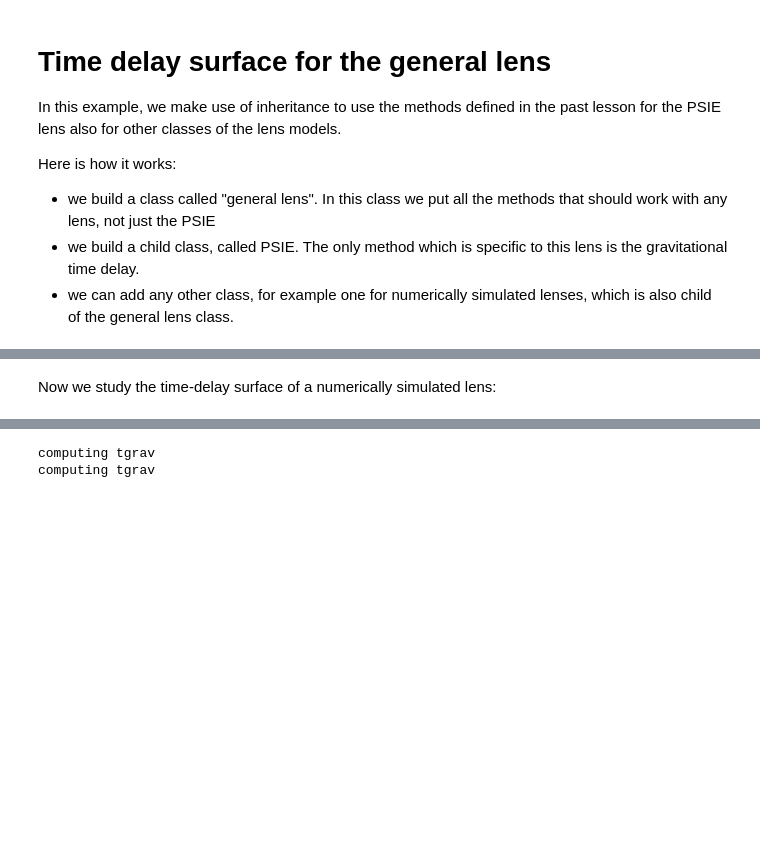
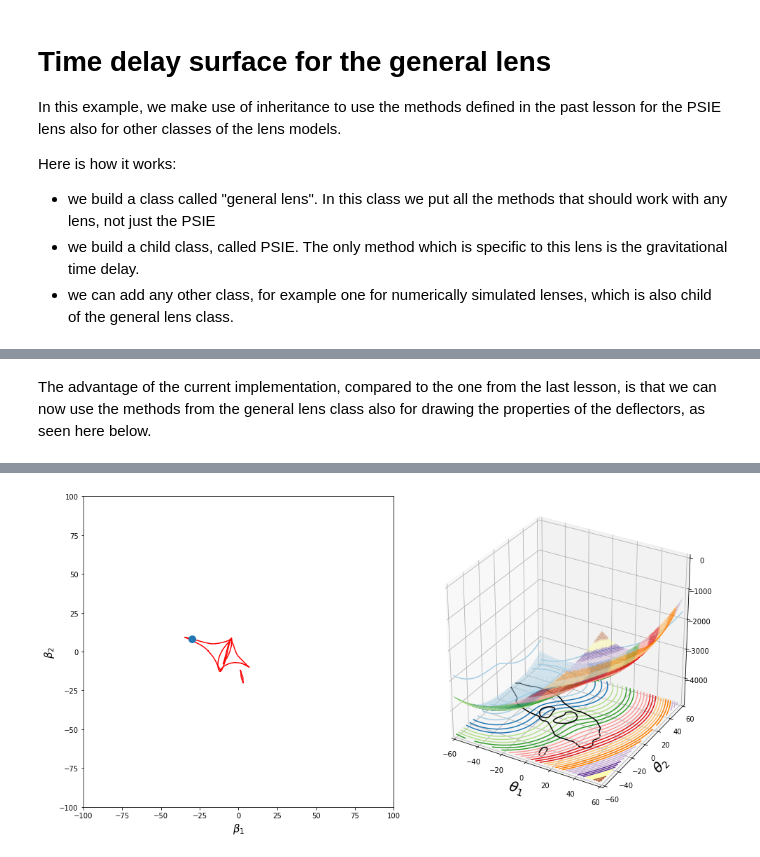
Before and after one commit to maxmen/LensingLectures, a Jupyter notebook: Notebooks/9_2018.ipynb, the cells around one changed output, grey strips where cells are left out. Saved outputs shown, nothing was run; the diff lists cells and outputs as text; code cells hidden in the pictures; blank space fills up the shorter version.

```diff
--- a/Notebooks/9_2018.ipynb
+++ b/Notebooks/9_2018.ipynb
@@ -378,17 +415,21 @@ fig.tight_layout()
-# %% [markdown]
-Now we study the time-delay surface of a numerically simulated lens:
+# %% [markdown]
+The advantage of the current implementation, compared to the one from the last lesson, is that we can now use the methods from the general lens class also for drawing the properties of the deflectors, as seen here below.
 # %%
-df=deflector('data/kappa_2.fits',True)
 size=200.0
 npix=500
+df=deflector('data/kappa_2.fits',True,npix=npix,size=size)
 
-%matplotlib notebook
 
-beta=[-9.4,-4.8]
+%matplotlib inline
+
+#beta=[-9.4,-4.8]
+#beta=[2.6,-6.8]
+#beta=[-11.5,-9.5]
+beta=[-30,8]
 
 fig = plt.figure(figsize=(13.8,8))
 ax=fig.add_subplot(121)
-df.t_grav_surf(size,npix)
+td=df.t_delay_surf(beta=beta)
 df.caustics(ax=ax)
 ax.plot(beta[0],beta[1],'o',markersize=10)
 ax.set_xlim([-100,100])
@@ -398,10 +439,10 @@ ax.set_aspect('equal')
 
 ax3d = fig.add_subplot(122, projection='3d')
 
-npix=80
-size=100.0
-df3d=deflector('data/kappa_2.fits',True)
-td3d=df3d.t_delay_surf(npix=npix,size=size,beta=beta)
-df3d.show_surface(td3d,ax=ax3d,minx=-50,miny=-50,offz=-np.max(td3d))
+npix0=100
+size0=120.0
+df3d=deflector('data/kappa_2.fits',True,npix=npix0,size=size0)
+td3d=df3d.t_delay_surf(beta=beta)
+df3d.show_surface(td3d,ax=ax3d,minx=-60,miny=-60,offz=-np.max(td3d))
 fig.tight_layout()
 # %% [output]
@@ -410,2 +449 @@ fig.tight_layout()
-computing tgrav
-computing tgrav
+[figure, added]
```
Also changed, not shown: parts of 12 cells of this notebook.
